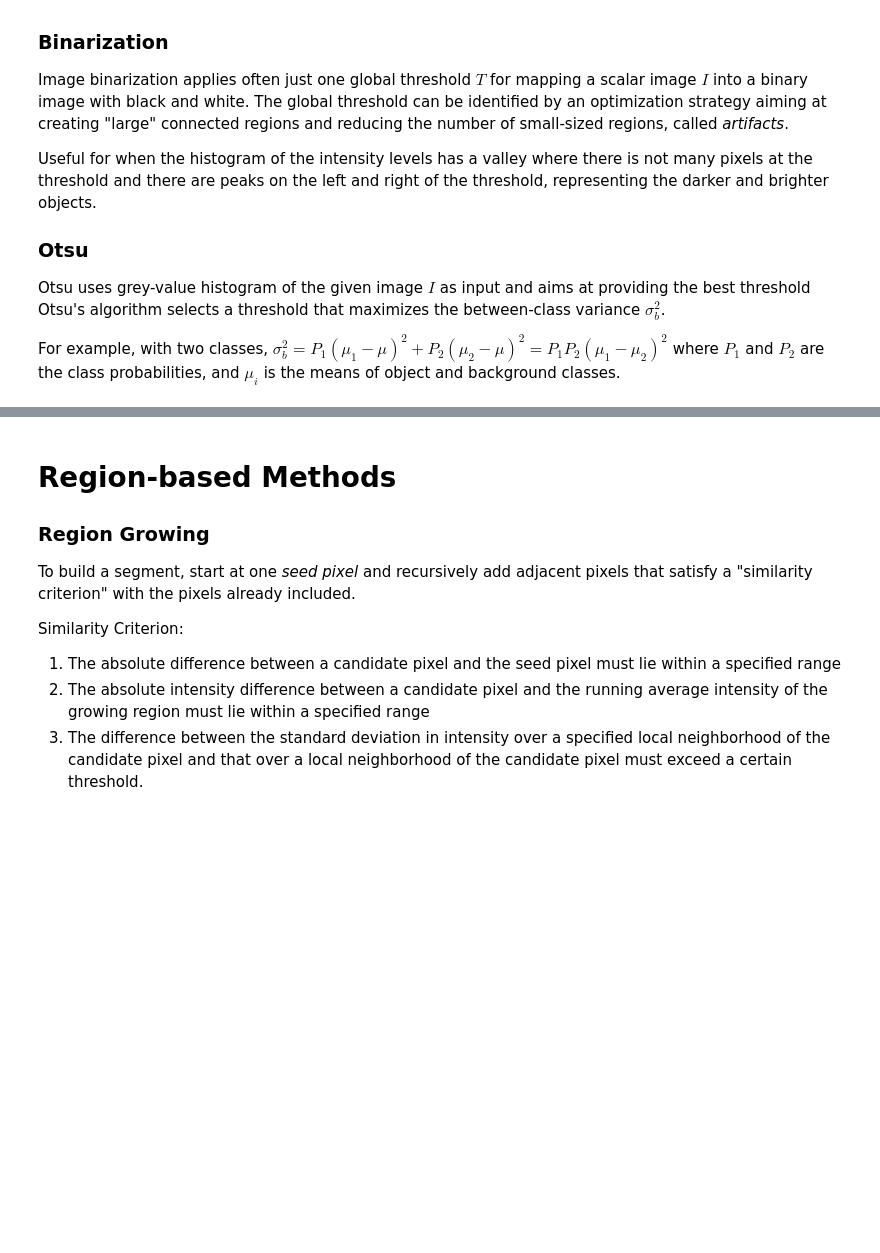
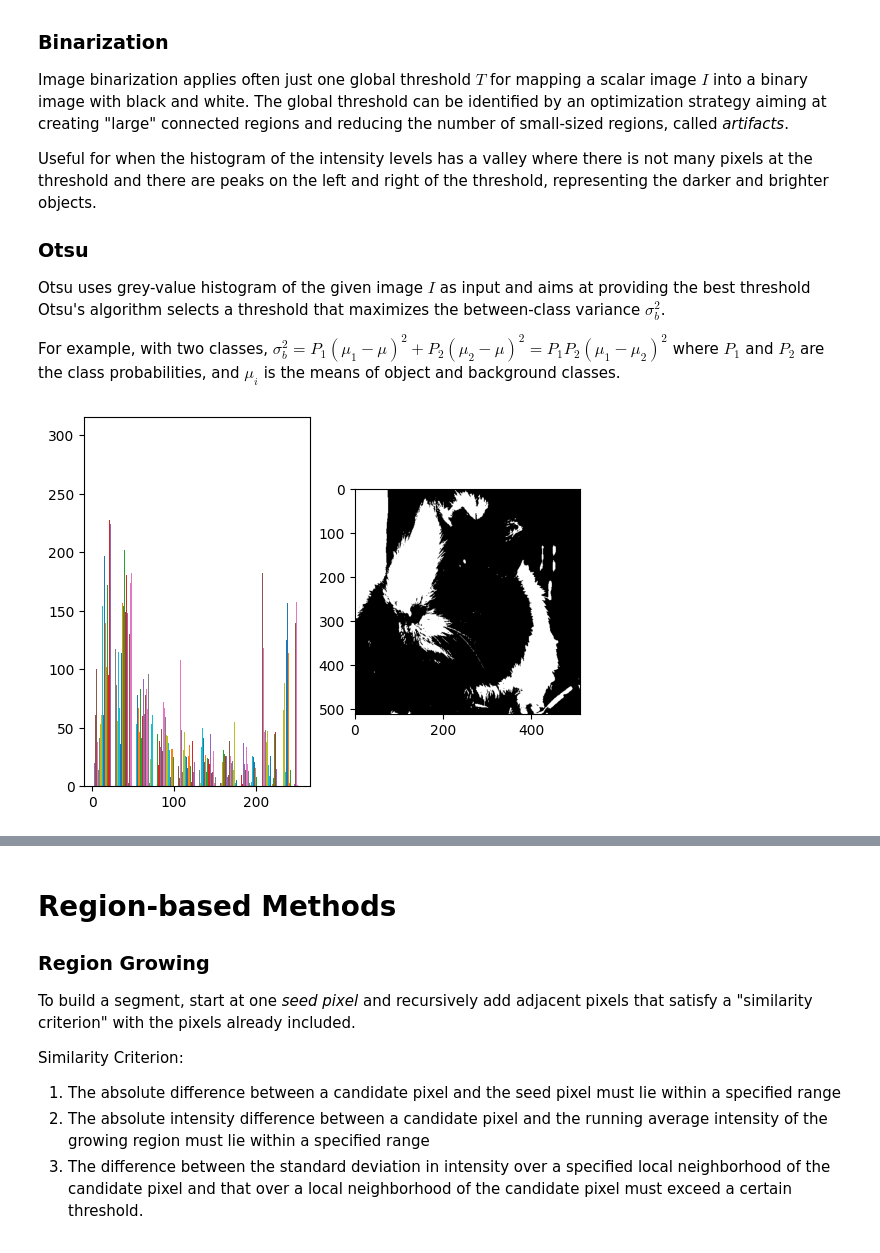
Before and after one commit to DRobinson4105/learning-portfolio, a Jupyter notebook: MachineLearning/ComputerVision/ImageSegmentation.ipynb, the cells around one changed output, grey strips where cells are left out. Saved outputs shown, nothing was run; the diff lists cells and outputs as text; code cells hidden in the pictures; blank space fills up the shorter version.

```diff
--- a/MachineLearning/ComputerVision/ImageSegmentation.ipynb
+++ b/MachineLearning/ComputerVision/ImageSegmentation.ipynb
@@ -22,3 +22,23 @@ Otsu uses grey-value histogram of the given image $I$ as input and aims at provi
 Otsu's algorithm selects a threshold that maximizes the between-class variance $\sigma_b^2$.
 
 For example, with two classes, $\sigma_b^2=P_1(\mu_1-\mu)^2+P_2(\mu_2-\mu)^2=P_1P_2(\mu_1-\mu_2)^2$ where $P_1$ and $P_2$ are the class probabilities, and $\mu_i$ is the means of object and background classes.
+# %%
+import cv2
+import torch
+import matplotlib.pyplot as plt
+
+device = torch.device("cuda" if torch.cuda.is_available() else "cpu")
+# %%
+image = cv2.imread("img3.png", cv2.IMREAD_GRAYSCALE)
+image = cv2.resize(image, (512, 512))
+image = torch.from_numpy(image).to(device=device, dtype=torch.float).unsqueeze(0)
+
+binarized_image = image > 150
+
+plt.subplot(1, 2, 1)
+plt.hist(image.squeeze().cpu().numpy(), bins=10, range=(0, 256))
+plt.subplot(1, 2, 2)
+plt.imshow(binarized_image.squeeze().cpu().numpy(), cmap='gray')
+plt.show()
+# %% [output]
+[figure, added]
```
Also changed, not shown: parts of 1 cell of this notebook.
